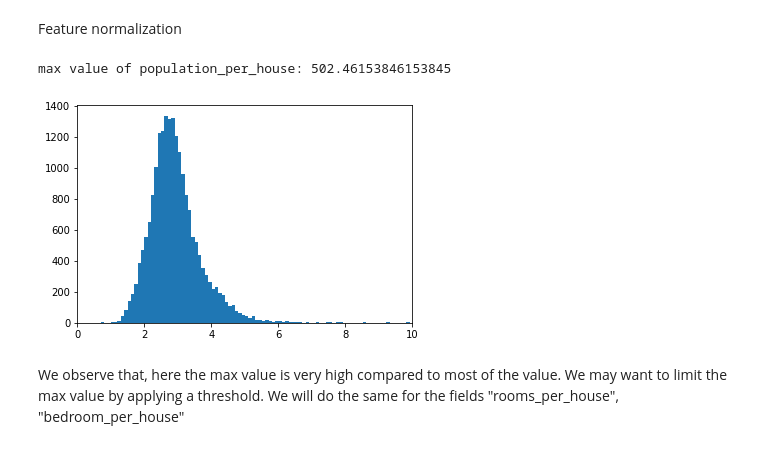
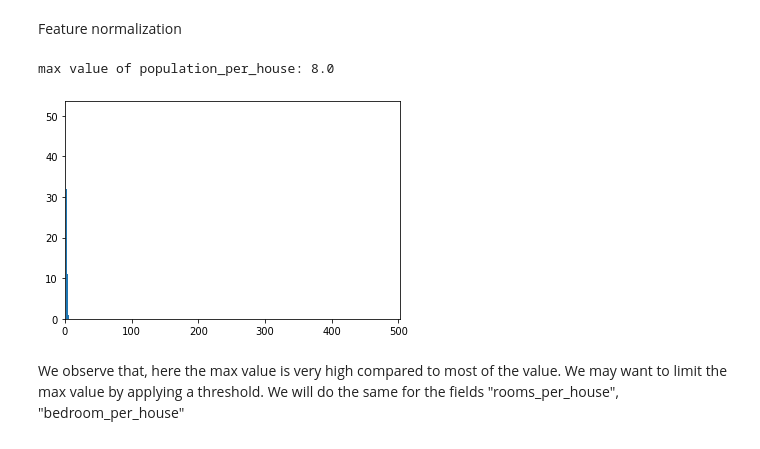
Before and after one commit to JeanBaptiste-dlb/ML_quick_intro, a Jupyter notebook: ml_intro.ipynb, the cells around one changed output. Saved outputs shown, nothing was run; the diff lists cells and outputs as text; code cells hidden in the pictures.

```diff
--- a/ml_intro.ipynb
+++ b/ml_intro.ipynb
@@ -79,13 +62,12 @@ df["population_per_house"]= df["population"]/df["households"]
 # %%
 fig = plt.figure()
 ax = plt.gca()
-plt.hist(df.population_per_house, bins=5000)
-ax.set_xlim([0,10])
+plt.hist(df.population_per_house, bins=3000)
+ax.set_xlim([0,502])
 print(f"max value of population_per_house: {max(df.population_per_house)}")
-df.population_per_house = df.population_per_house.apply(lambda x: min(x,8) )
 # %% [output]
-max value of population_per_house: 502.46153846153845
+max value of population_per_house: 8.0
-[figure, old version]
+[figure, new version]
 # %% [markdown]
 We observe that, here the max value is very high compared to most of the value. We may want to limit the max value by applying a threshold. We will do the same for the fields "rooms_per_house", "bedroom_per_house"
 # %%
```
Also changed, not shown: parts of 4 cells of this notebook.
